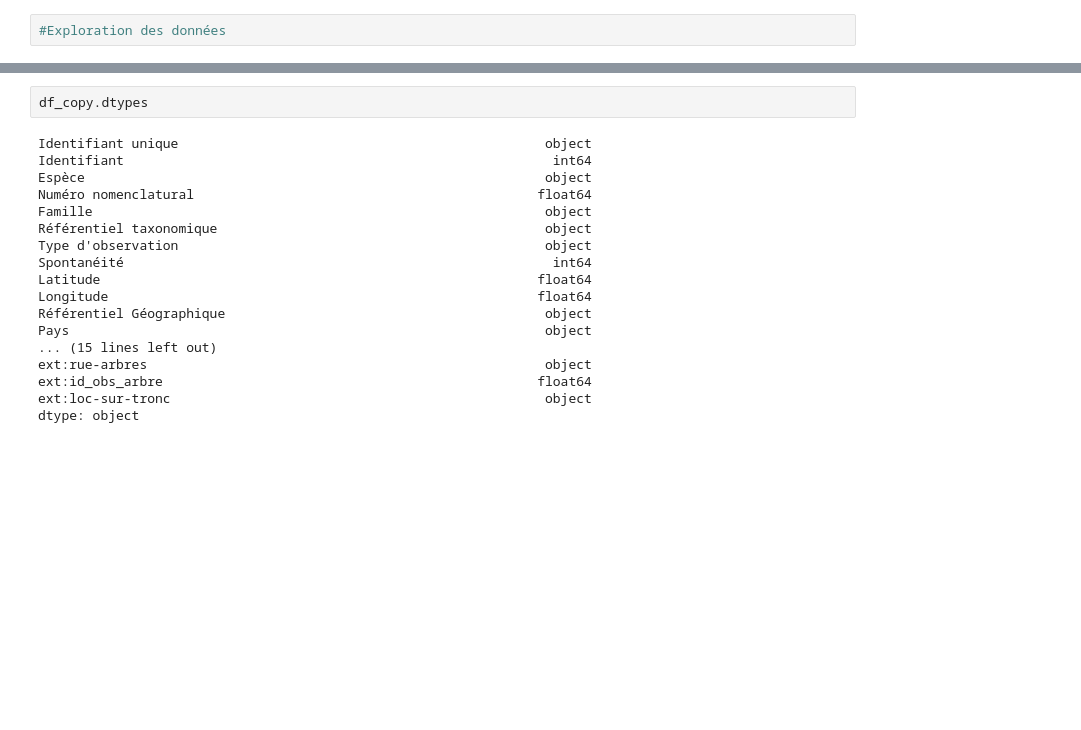
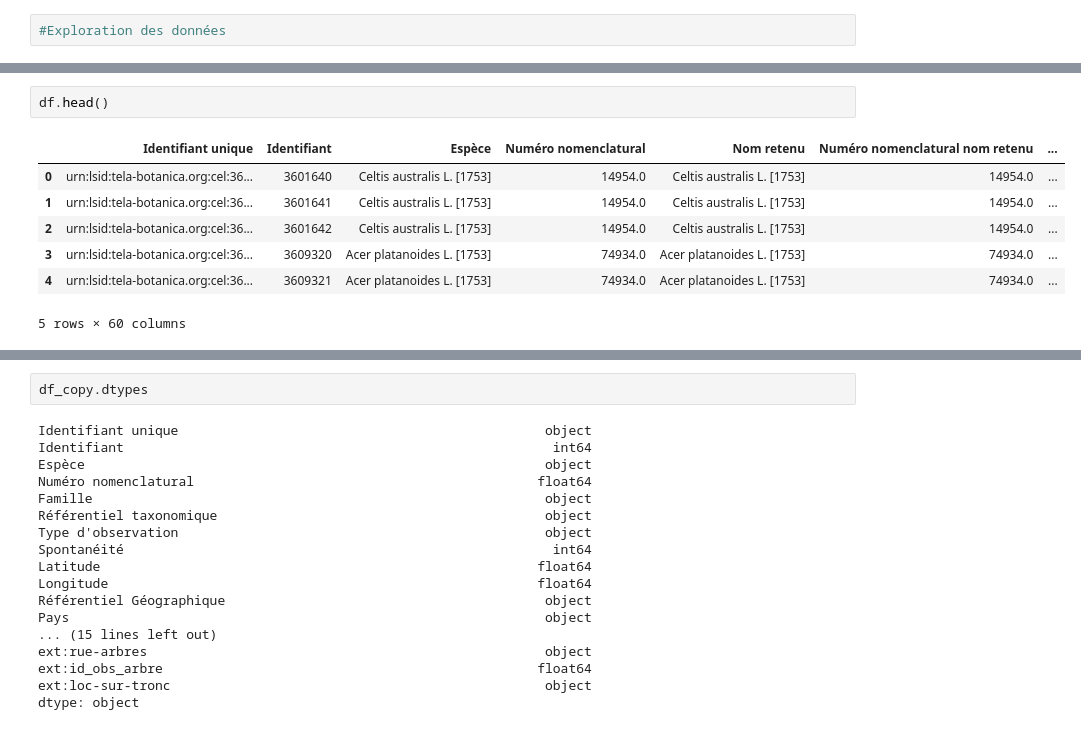
Before and after one commit to amaranaitsaidi/DataCleaningLichens, a Jupyter notebook: DataCleaning2.ipynb, the cells around one changed output, grey strips where cells are left out. Saved outputs shown, nothing was run; the diff lists cells and outputs as text; blank space fills up the shorter version.

```diff
--- a/DataCleaning2.ipynb
+++ b/DataCleaning2.ipynb
@@ -20,3 +30,13 @@ df_copy.shape
+# %%
+df.head()
+# %% [output]
+|  | Identifiant unique | Identifiant | Espèce | Numéro nomenclatural | Nom retenu | Numéro nomenclatural nom retenu | ... |
+| 0 | urn:lsid:tela-botanica.org:cel:36... | 3601640 | Celtis australis L. [1753] | 14954.0 | Celtis australis L. [1753] | 14954.0 | ... |
+| 1 | urn:lsid:tela-botanica.org:cel:36... | 3601641 | Celtis australis L. [1753] | 14954.0 | Celtis australis L. [1753] | 14954.0 | ... |
+| 2 | urn:lsid:tela-botanica.org:cel:36... | 3601642 | Celtis australis L. [1753] | 14954.0 | Celtis australis L. [1753] | 14954.0 | ... |
+| 3 | urn:lsid:tela-botanica.org:cel:36... | 3609320 | Acer platanoides L. [1753] | 74934.0 | Acer platanoides L. [1753] | 74934.0 | ... |
+| 4 | urn:lsid:tela-botanica.org:cel:36... | 3609321 | Acer platanoides L. [1753] | 74934.0 | Acer platanoides L. [1753] | 74934.0 | ... |
+5 rows × 60 columns
 # %%
 #Nombre de valeurs null par colonne
 df_copy.isnull().sum()
```
Also changed, not shown: parts of 32 cells of this notebook, 1 other file.
